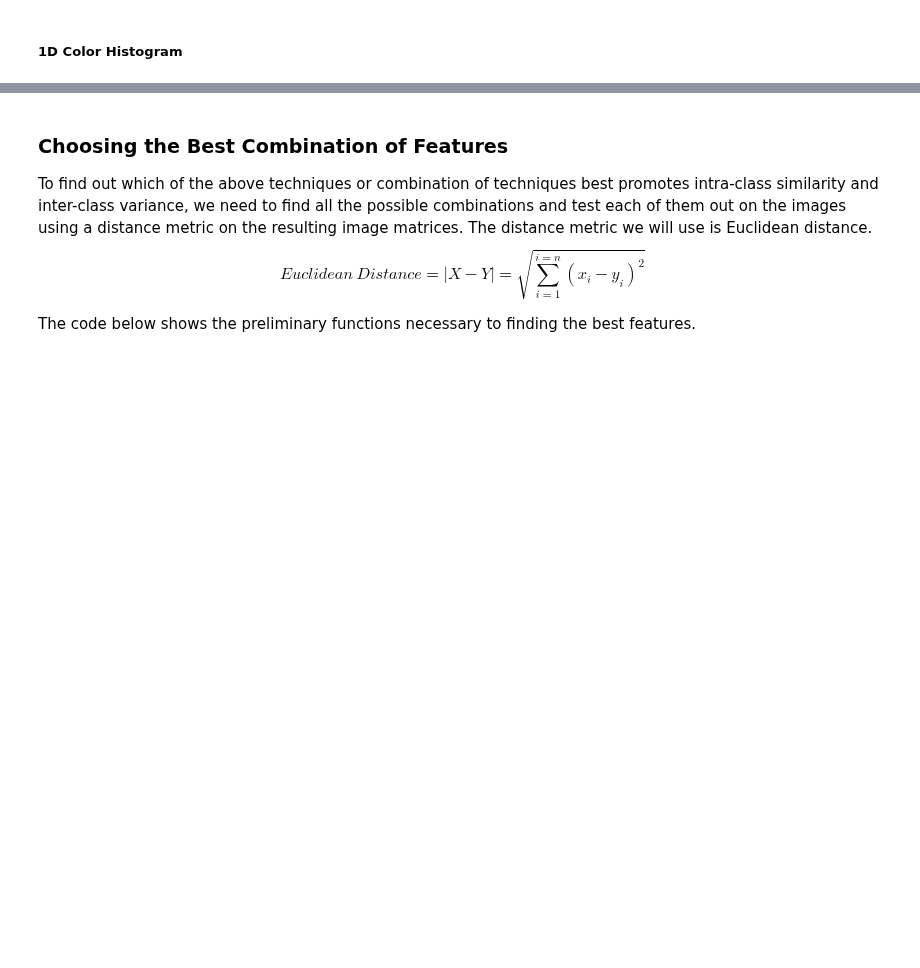
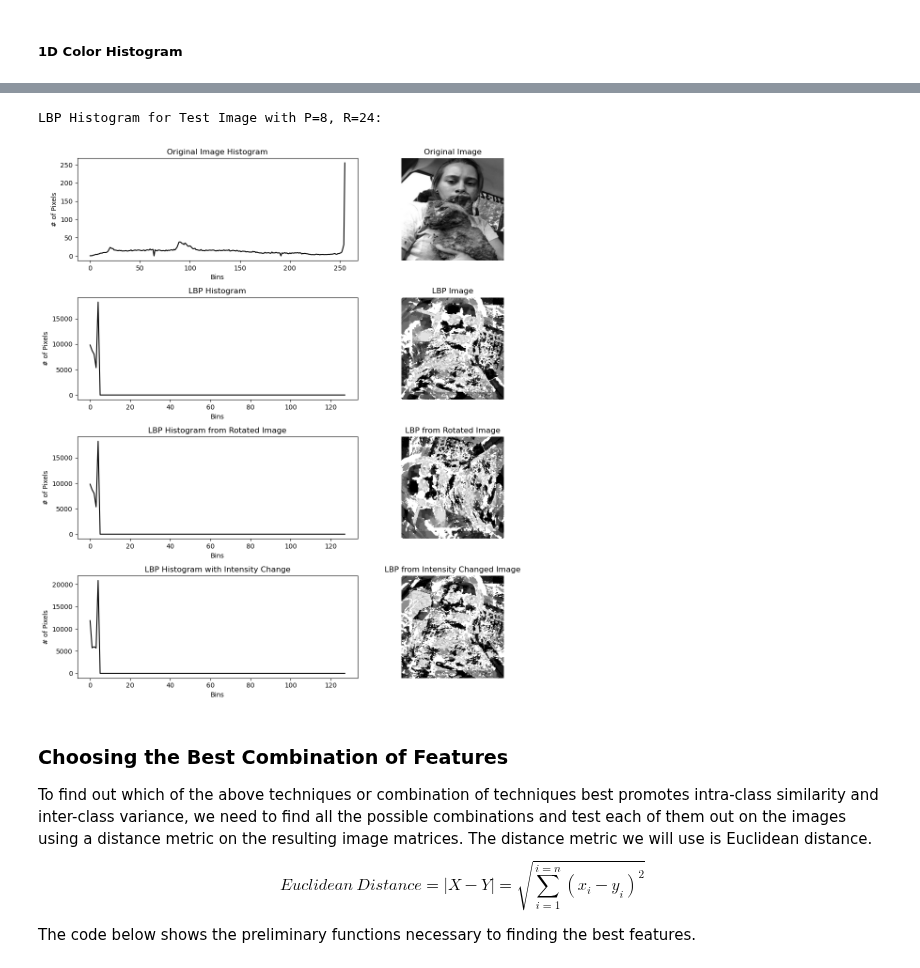
Before and after one commit to AgafiaB/SURE-2025, a Jupyter notebook: fullnotebook1.ipynb, the cells around one changed output, grey strips where cells are left out. Drawn from its saved outputs; the diff is of its cells as text; code cells hidden in the pictures; blank space fills up the shorter version.

```diff
--- a/fullnotebook1.ipynb
+++ b/fullnotebook1.ipynb
@@ -255,3 +361,82 @@ The histogram produced from LBP can be fed into a model as a feature representat
+# %%
+# using the same image we used with Color Histograms
+test_im = cv2.normalize(cv2.cvtColor(test_img.astype(np.uint8), cv2.COLOR_BGR2GRAY), None, 0, 255, cv2.NORM_MINMAX)
+hist = cv2.calcHist([test_im], [0], None, [256], [0, 256])
+hist = cv2.normalize(hist, None, 0, 255, norm_type=cv2.NORM_MINMAX)
+
+# use for-loop and indent everything below it to show how LBP works with different P and R values
+# for p in [1, 2, 4, 8, 16]:
+#     P = p
+#     R = P*3
+
+P = 8
+R = P*3
+
+hist_lbp = local_binary_pattern(test_im, P=P, R=R, method='uniform')
+print(f"LBP Histogram for Test Image with P={P}, R={R}:")
+
+# 128 bins to be more realistic b/c in a ML model, lots of hists with 256 bins is too many features
+hist_np, _ = np.histogram(hist_lbp, bins=128, range=(0, 256))
+
+fig, axes = plt.subplots(4, 2, figsize=(12, 12))
+
+# First row: original image histogram and test_im
+axes[0, 0].plot(hist, color='black')
+axes[0, 0].set_title('Original Image Histogram')
+axes[0, 0].set_xlabel('Bins')
+axes[0, 0].set_ylabel('# of Pixels')
+
+axes[0, 1].imshow(test_im, cmap='gray')
+axes[0, 1].set_title('Original Image')
+axes[0, 1].axis('off')
+
+# Second row: LBP image and LBP histogram
+axes[1, 0].plot(hist_np, color='black')
+axes[1, 0].set_title('LBP Histogram')
+axes[1, 0].set_xlabel('Bins')
+axes[1, 0].set_ylabel('# of Pixels')
+
+axes[1, 1].imshow(hist_lbp, cmap='gray')
+axes[1, 1].set_title('LBP Image')
+axes[1, 1].axis('off')
+
+# rotate image to show rotation invariance
+test_im_rotated = np.rot90(test_im)
+hist_lbp_rotated_im = local_binary_pattern(test_im_rotated, P=P, R=R, method='uniform')
+hist_lbp_rotated_np, _ = np.histogram(hist_lbp_rotated_im, bins=128, range=(0, 256))
+
+axes[2, 1].imshow(hist_lbp_rotated_im, cmap='gray')
+axes[2, 1].set_title('LBP from Rotated Image')
+axes[2, 1].axis('off')
+
+axes[2, 0].plot(hist_lbp_rotated_np, color='black')
+axes[2, 0].set_title('LBP Histogram from Rotated Image')
+axes[2, 0].set_xlabel('Bins')
+axes[2, 0].set_ylabel('# of Pixels')
+
+# change greyscale intensity uniformly to show greyscale invariance
+test_im_gs_changed = np.clip(test_im + 50, 0, 255).astype(np.uint8)
+hist_lbp_gs_changed = local_binary_pattern(test_im_gs_changed, P=P, R=R, method='uniform')
+hist_lbp_gs_changed_np, _ = np.histogram(hist_lbp_gs_changed, bins=128, range=(0, 256))
+
+# uncomment to see px intensity differences
+# Image.fromarray(test_im_gs_changed).show()
+# Image.fromarray(test_im).show()
+
+axes[3, 0].plot(hist_lbp_gs_changed_np, color='black')
+axes[3, 0].set_title('LBP Histogram with Intensity Change')
+axes[3, 0].set_xlabel('Bins')
+axes[3, 0].set_ylabel('# of Pixels')
+
+axes[3, 1].imshow(hist_lbp_gs_changed, cmap='gray')
+axes[3, 1].set_title('LBP from Intensity Changed Image')
+axes[3, 1].axis('off')
+
+plt.tight_layout()
+plt.show()
+# %% [output]
+LBP Histogram for Test Image with P=8, R=24:
+[figure, added]
 # %% [markdown]
 ### Choosing the Best Combination of Features
 
```
Also changed, not shown: parts of 16 cells of this notebook.
